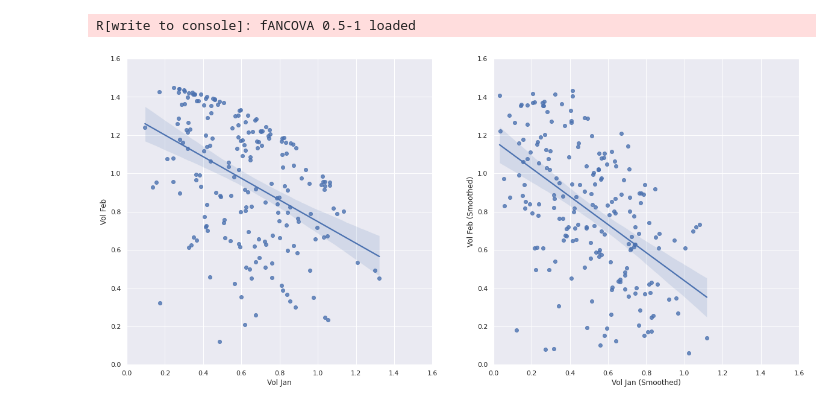
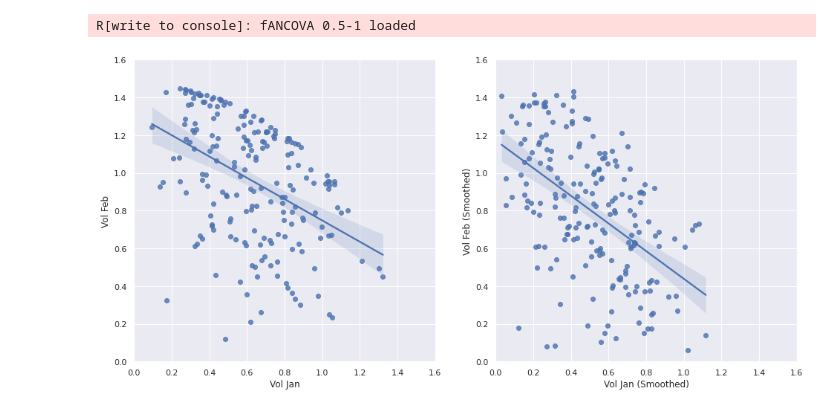
Before and after one commit to beginnerSC/mscf_hw, a Jupyter notebook: FDS II/Homework #3.ipynb, the cells around one changed output. Saved outputs shown, nothing was run; the diff lists cells and outputs as text; code cells hidden in the pictures.

```diff
--- a/FDS II/Homework #3.ipynb
+++ b/FDS II/Homework #3.ipynb
@@ -205,26 +205,26 @@ spanFeb = {k: v[0] for k, v in optspanFeb.items()}
 # %%
 dataJanSmooth = dataJan.copy()
 dataFebSmooth = dataFeb.copy()
 
-fig, axs = plt.subplots(1, 2, figsize=(20, 10))
+fig, axs = plt.subplots(1, 2, figsize=(16, 8))
 
 for ticker in dataJan.index:
     lowout = sm.nonparametric.lowess(dataJan.loc[ticker], range(21), frac=spanJan[ticker])
     dataJanSmooth.loc[ticker] = lowout[:, 1]
 
     lowout = sm.nonparametric.lowess(dataFeb.loc[ticker], range(19), frac=spanFeb[ticker])
     dataFebSmooth.loc[ticker] = lowout[:, 1]
 
 data['Vol Jan'] = dataJan.std(axis='columns')
 data['Vol Feb'] = dataFeb.std(axis='columns')
 data['Vol Jan (Smoothed)'] = dataJanSmooth.std(axis='columns')
 data['Vol Feb (Smoothed)'] = dataFebSmooth.std(axis='columns')
 
-sns.set(rc={'figure.figsize':(10, 10)})
+sns.set(rc={'figure.figsize':(8, 8)})
 sns.regplot(x='Vol Jan', y='Vol Feb', data=data, ax=axs[0])
 sns.regplot(x='Vol Jan (Smoothed)', y='Vol Feb (Smoothed)', data=data, ax=axs[1])
 axs[0].set(xlim=(0, 1.6), ylim=(0, 1.6), aspect=1)
 axs[1].set(xlim=(0, 1.6), ylim=(0, 1.6), aspect=1)
 plt.show()
 # %% [output]
-[figure, old version]
+[figure, new version]
```
Also changed, not shown: parts of 1 cell of this notebook.
